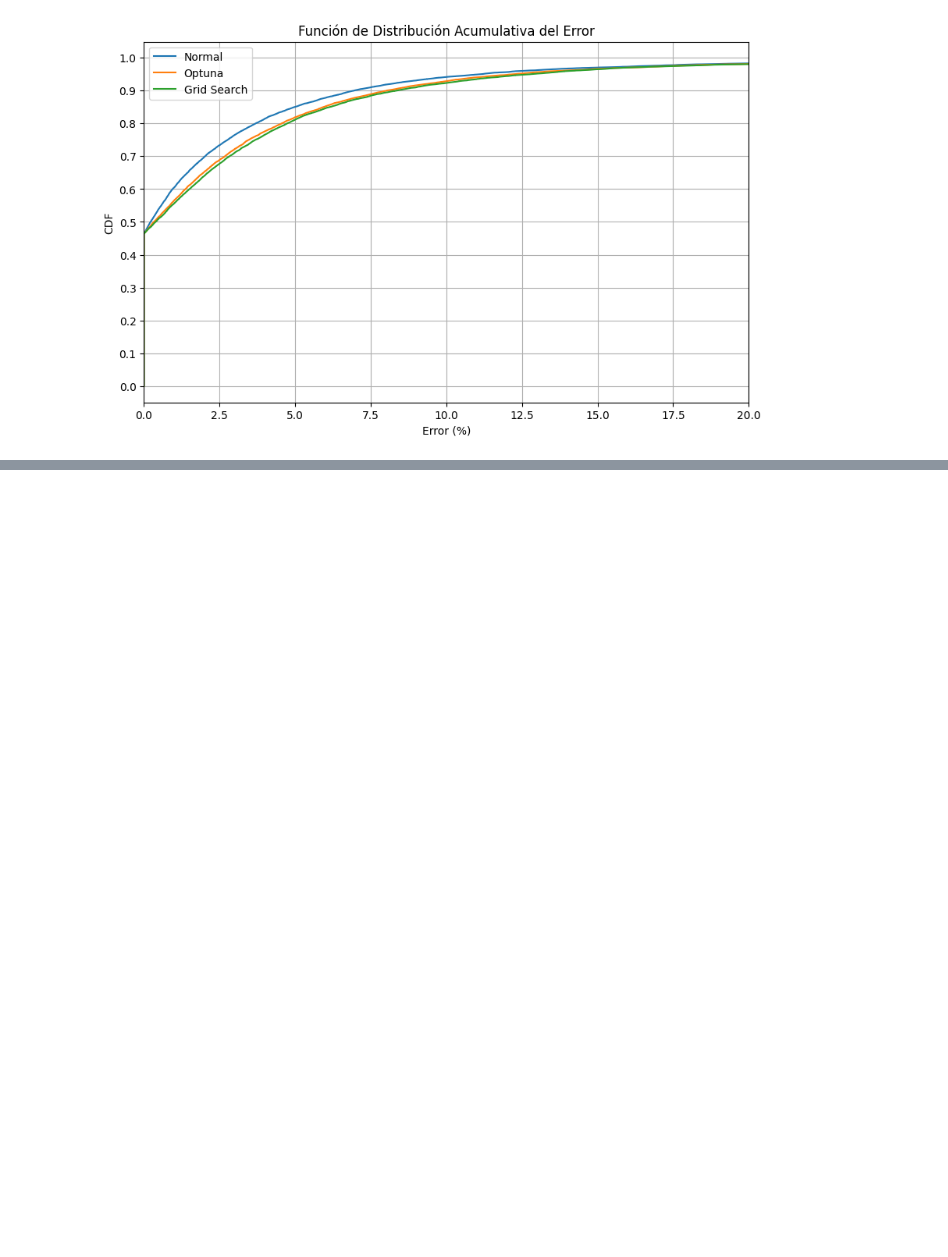
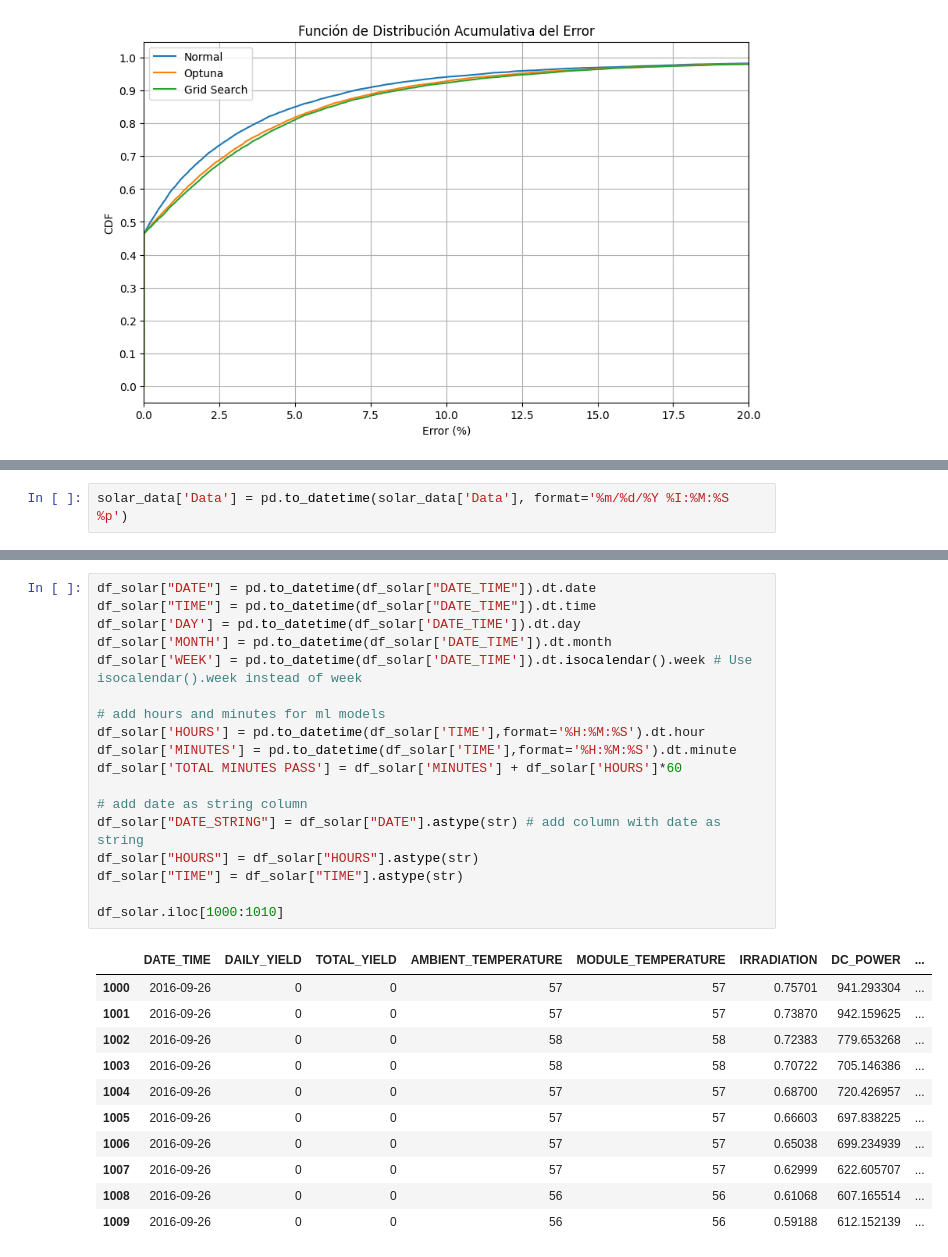
Before and after one commit to Mbenitez11/Prediccion-de-Irradiacion, a Jupyter notebook: notebooks/Visualizacion_de_Resultados.ipynb, the cells around one changed output, grey strips where cells are left out. Cells and saved outputs as stored; diff of their text form; blank space fills up the shorter version.

```diff
--- a/notebooks/Visualizacion_de_Resultados.ipynb
+++ b/notebooks/Visualizacion_de_Resultados.ipynb
@@ -314,0 +378,2 @@ plt.show()
+# %%
+solar_data['Data'] = pd.to_datetime(solar_data['Data'], format='%m/%d/%Y %I:%M:%S %p')
@@ -314,0 +439,30 @@ plt.show()
+# %%
+df_solar["DATE"] = pd.to_datetime(df_solar["DATE_TIME"]).dt.date
+df_solar["TIME"] = pd.to_datetime(df_solar["DATE_TIME"]).dt.time
+df_solar['DAY'] = pd.to_datetime(df_solar['DATE_TIME']).dt.day
+df_solar['MONTH'] = pd.to_datetime(df_solar['DATE_TIME']).dt.month
+df_solar['WEEK'] = pd.to_datetime(df_solar['DATE_TIME']).dt.isocalendar().week # Use isocalendar().week instead of week
+
+# add hours and minutes for ml models
+df_solar['HOURS'] = pd.to_datetime(df_solar['TIME'],format='%H:%M:%S').dt.hour
+df_solar['MINUTES'] = pd.to_datetime(df_solar['TIME'],format='%H:%M:%S').dt.minute
+df_solar['TOTAL MINUTES PASS'] = df_solar['MINUTES'] + df_solar['HOURS']*60
+
+# add date as string column
+df_solar["DATE_STRING"] = df_solar["DATE"].astype(str) # add column with date as string
+df_solar["HOURS"] = df_solar["HOURS"].astype(str)
+df_solar["TIME"] = df_solar["TIME"].astype(str)
+
+df_solar.iloc[1000:1010]
+# %% [output]
+|  | DATE_TIME | DAILY_YIELD | TOTAL_YIELD | AMBIENT_TEMPERATURE | MODULE_TEMPERATURE | IRRADIATION | DC_POWER | ... |
+| 1000 | 2016-09-26 | 0 | 0 | 57 | 57 | 0.75701 | 941.293304 | ... |
+| 1001 | 2016-09-26 | 0 | 0 | 57 | 57 | 0.73870 | 942.159625 | ... |
+| 1002 | 2016-09-26 | 0 | 0 | 58 | 58 | 0.72383 | 779.653268 | ... |
+| 1003 | 2016-09-26 | 0 | 0 | 58 | 58 | 0.70722 | 705.146386 | ... |
+| 1004 | 2016-09-26 | 0 | 0 | 57 | 57 | 0.68700 | 720.426957 | ... |
+| 1005 | 2016-09-26 | 0 | 0 | 57 | 57 | 0.66603 | 697.838225 | ... |
+| 1006 | 2016-09-26 | 0 | 0 | 57 | 57 | 0.65038 | 699.234939 | ... |
+| 1007 | 2016-09-26 | 0 | 0 | 57 | 57 | 0.62999 | 622.605707 | ... |
+| 1008 | 2016-09-26 | 0 | 0 | 56 | 56 | 0.61068 | 607.165514 | ... |
+| 1009 | 2016-09-26 | 0 | 0 | 56 | 56 | 0.59188 | 612.152139 | ... |
```
Also changed, not shown: parts of 16 cells of this notebook.
